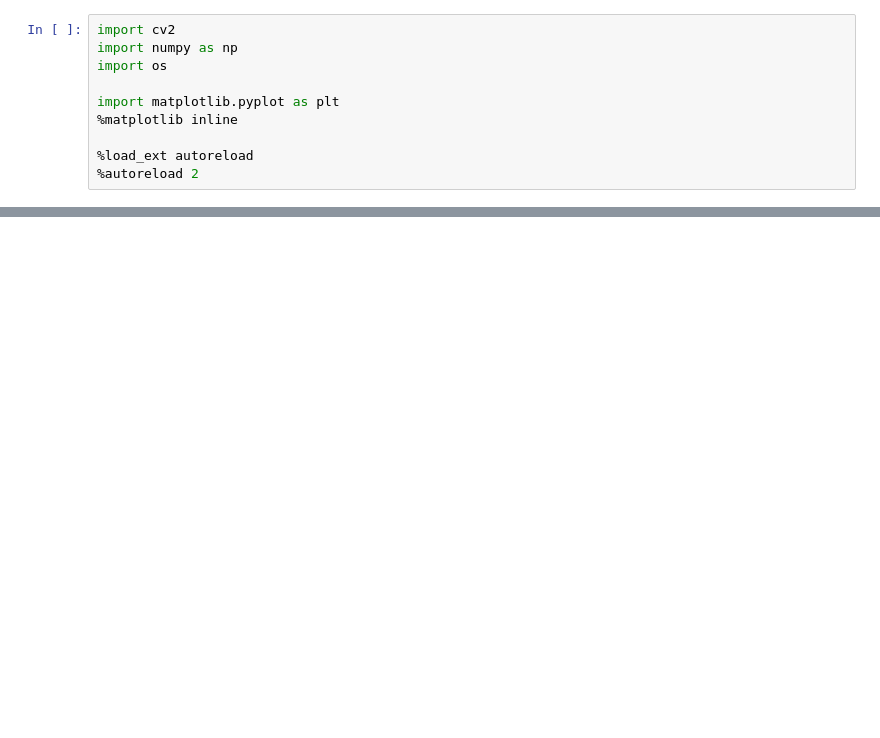
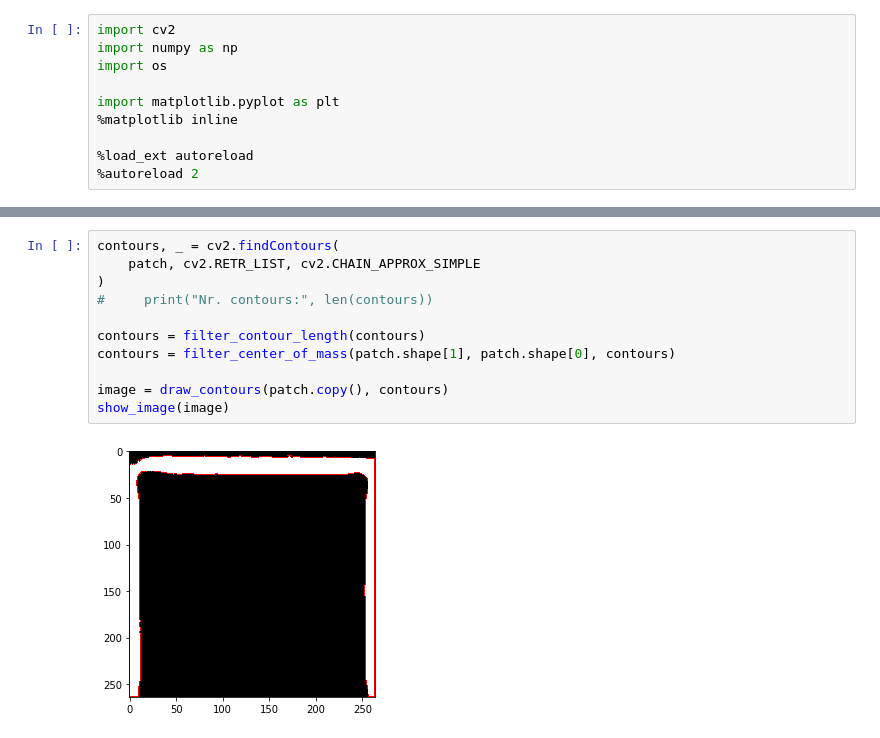
Before and after one commit to tomderuijter/sudoku, a Jupyter notebook: image_parser_notebook.ipynb, the cells around one changed output, grey strips where cells are left out. Drawn from its saved outputs; the diff is of its cells as text; blank space fills up the shorter version.

```diff
--- a/image_parser_notebook.ipynb
+++ b/image_parser_notebook.ipynb
@@ -140,3 +271,16 @@ len(polygon)
+# %%
+contours, _ = cv2.findContours(
+    patch, cv2.RETR_LIST, cv2.CHAIN_APPROX_SIMPLE
+)
+#     print("Nr. contours:", len(contours))
+
+contours = filter_contour_length(contours)
+contours = filter_center_of_mass(patch.shape[1], patch.shape[0], contours)
+
+image = draw_contours(patch.copy(), contours)
+show_image(image)
+# %% [output]
+[figure, added]
 # %%
 len(contours)
 # %% [output]
```
Also changed, not shown: parts of 13 cells of this notebook, 2 other files.
